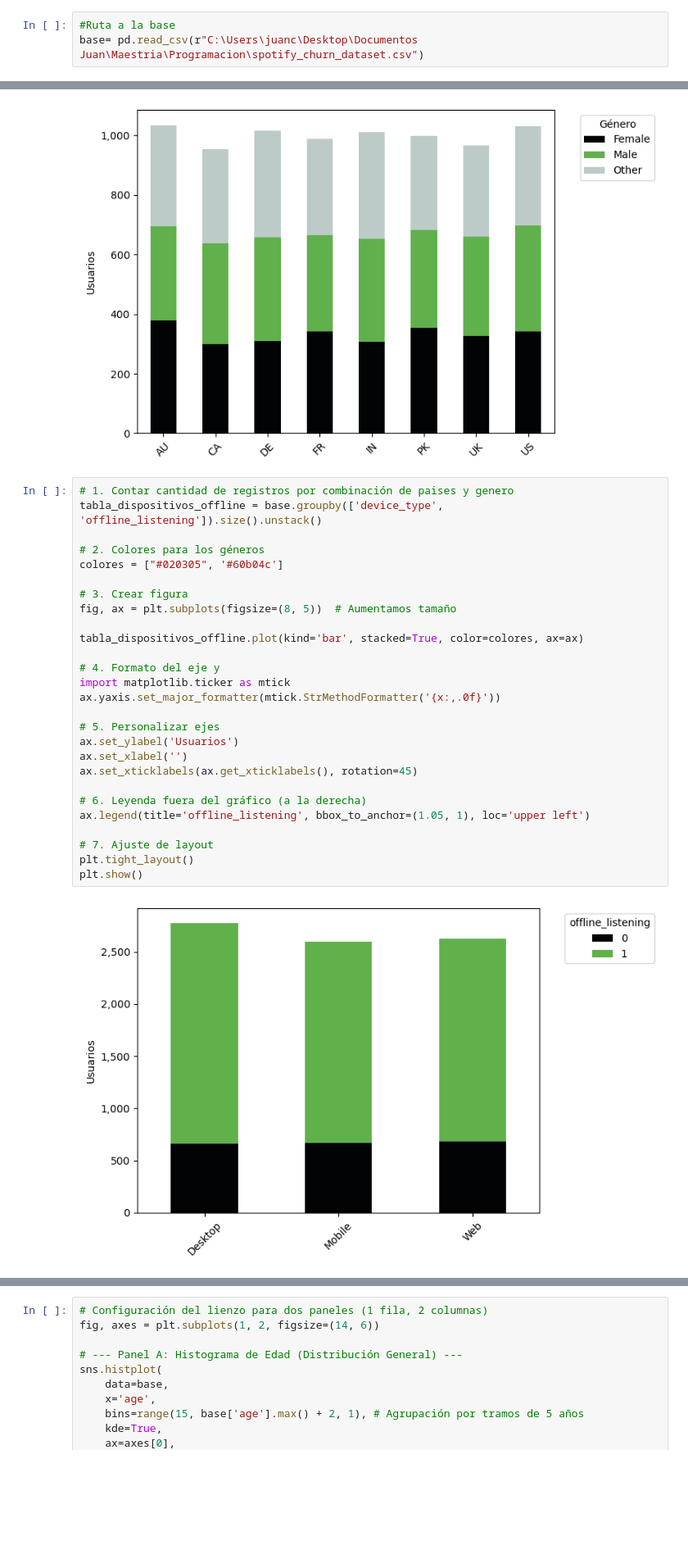
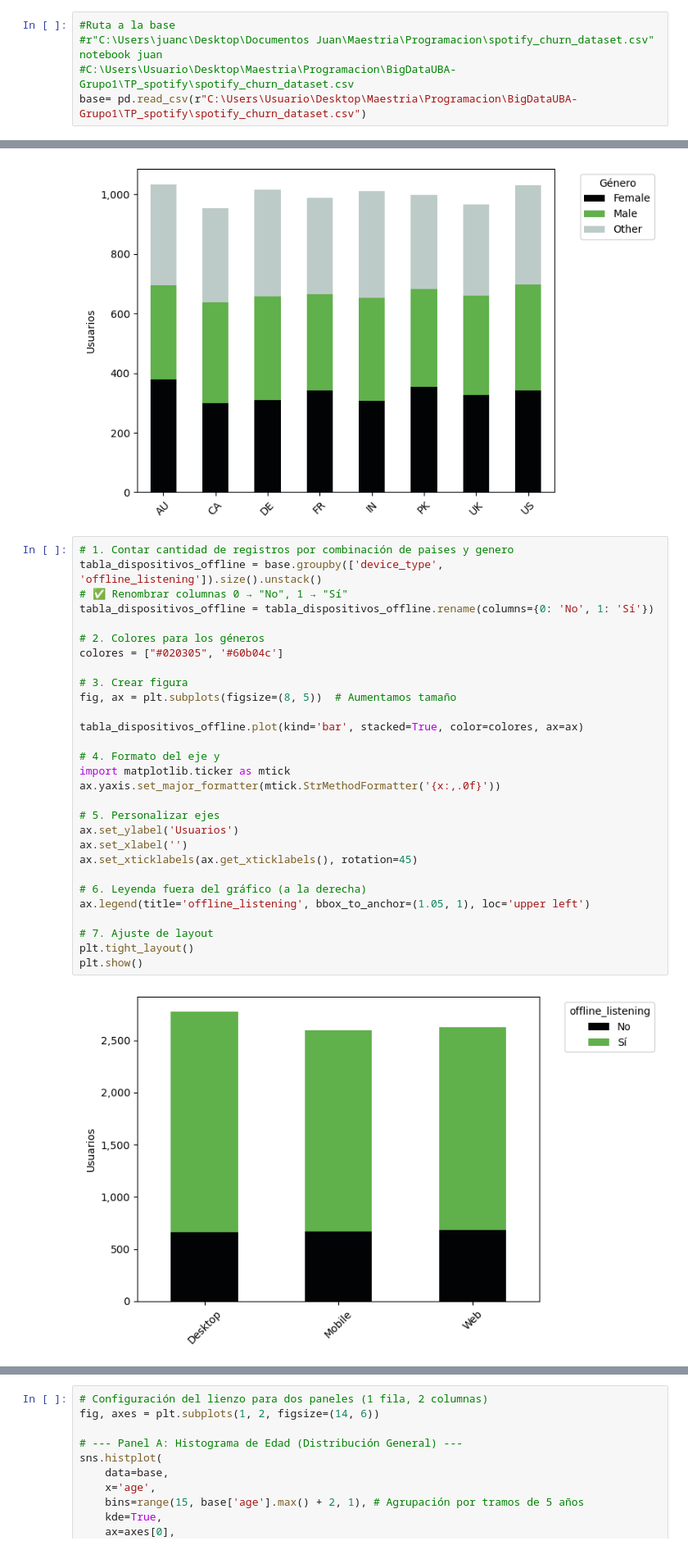
Before and after one commit to franlecam/BigDataUBA-Grupo1, a Jupyter notebook: TP_spotify/TP.ipynb, the cells around one changed output, grey strips where cells are left out. Shown at 82% size. Drawn from its saved outputs; the diff is of its cells as text; blank space fills up the shorter version.

```diff
--- a/TP_spotify/TP.ipynb
+++ b/TP_spotify/TP.ipynb
@@ -9,7 +9,9 @@ import seaborn as sns
 import matplotlib.ticker as mtick
 # %%
 #Ruta a la base
-base= pd.read_csv(r"C:\Users\juanc\Desktop\Documentos Juan\Maestria\Programacion\spotify_churn_dataset.csv")
+#r"C:\Users\juanc\Desktop\Documentos Juan\Maestria\Programacion\spotify_churn_dataset.csv" notebook juan
+#C:\Users\Usuario\Desktop\Maestria\Programacion\BigDataUBA-Grupo1\TP_spotify\spotify_churn_dataset.csv
+base= pd.read_csv(r"C:\Users\Usuario\Desktop\Maestria\Programacion\BigDataUBA-Grupo1\TP_spotify\spotify_churn_dataset.csv")
 # %% [markdown]
 ### Revisamos variables y tablas de estadistica descriptiva
 # %%
@@ -162,29 +168,31 @@ plt.show()
 # %%
 # 1. Contar cantidad de registros por combinación de paises y genero
 tabla_dispositivos_offline = base.groupby(['device_type', 'offline_listening']).size().unstack()
+# ✅ Renombrar columnas 0 → "No", 1 → "Sí"
+tabla_dispositivos_offline = tabla_dispositivos_offline.rename(columns={0: 'No', 1: 'Sí'})
 
 # 2. Colores para los géneros
 colores = ["#020305", '#60b04c']
 
 # 3. Crear figura
 fig, ax = plt.subplots(figsize=(8, 5))  # Aumentamos tamaño
 
 tabla_dispositivos_offline.plot(kind='bar', stacked=True, color=colores, ax=ax)
 
 # 4. Formato del eje y
 import matplotlib.ticker as mtick
 ax.yaxis.set_major_formatter(mtick.StrMethodFormatter('{x:,.0f}'))
 
 # 5. Personalizar ejes
 ax.set_ylabel('Usuarios')
 ax.set_xlabel('')
 ax.set_xticklabels(ax.get_xticklabels(), rotation=45)
 
 # 6. Leyenda fuera del gráfico (a la derecha)
 ax.legend(title='offline_listening', bbox_to_anchor=(1.05, 1), loc='upper left')
 
 # 7. Ajuste de layout
 plt.tight_layout()
 plt.show()
 # %% [output]
-[figure, old version]
+[figure, new version]
```
Also changed, not shown: parts of 15 cells of this notebook.
